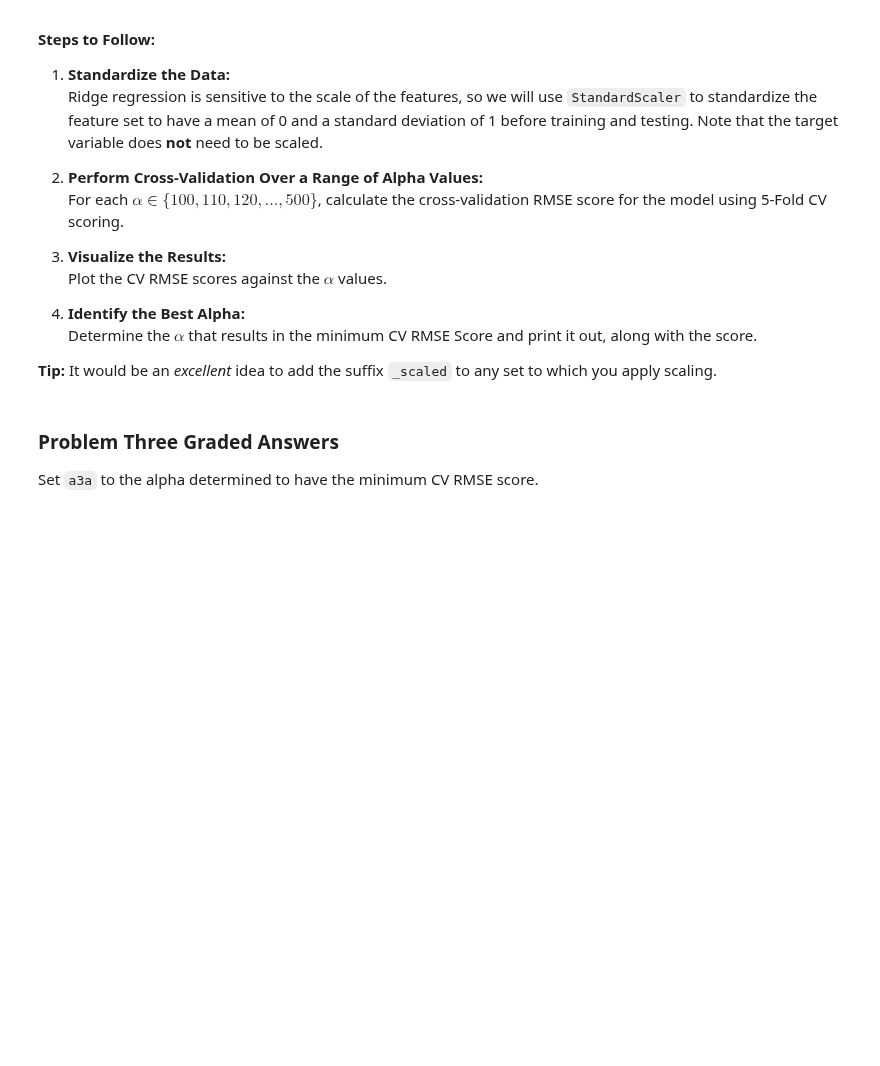
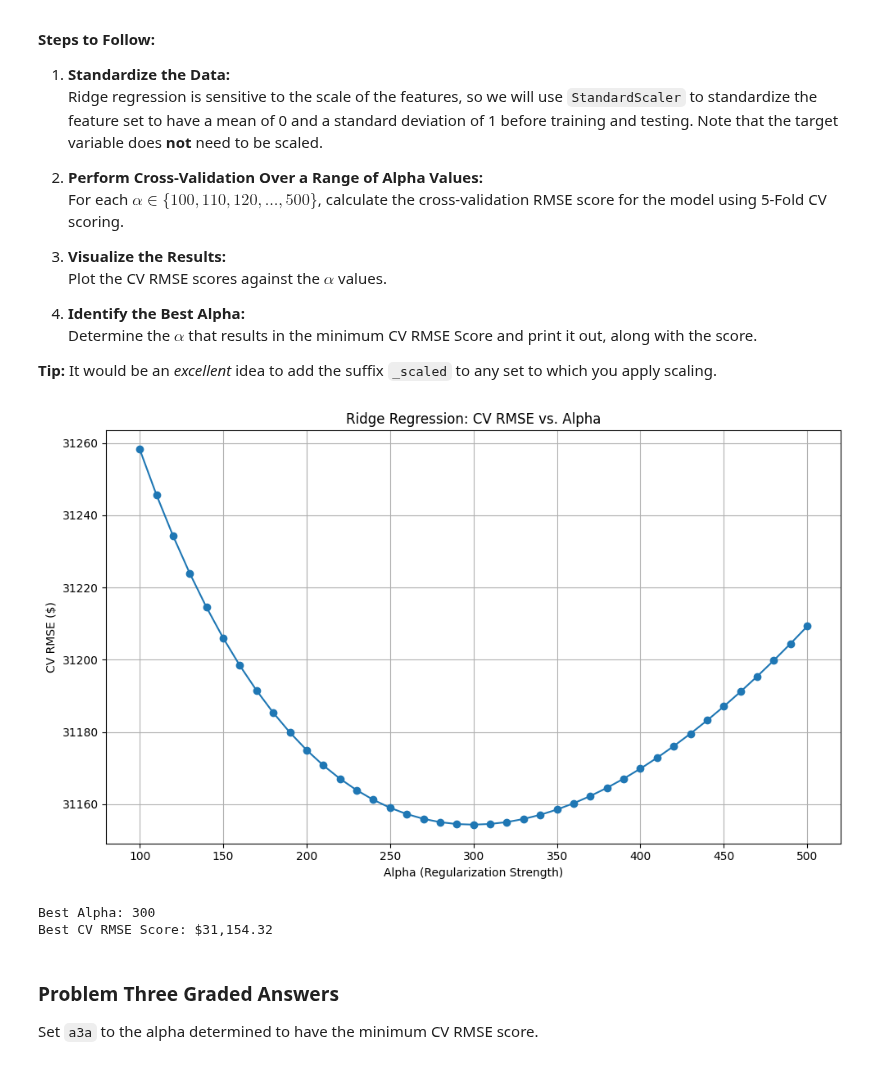
Before and after one commit to amc200092845471/Module-3-Assignments, a Jupyter notebook: Homework_05.ipynb, the cells around one changed output. Cells and saved outputs as stored; diff of their text form; code cells hidden in the pictures; blank space fills up the shorter version.

```diff
--- a/Homework_05.ipynb
+++ b/Homework_05.ipynb
@@ -362,6 +469,53 @@ This introduces another instance of the model selection problem: we must determi
 **Tip:** It would be an *excellent* idea to add the suffix `_scaled` to any set to which you apply scaling.
 # %%
 # Your code here
+# 1. Standardize the features (X_train only, not y_train)
+scaler = StandardScaler()
+X_train_scaled = scaler.fit_transform(X_train)  # Keeps it as a NumPy array
+
+# Optional: If you want to keep it as a DataFrame with column names
+# X_train_scaled = pd.DataFrame(scaler.fit_transform(X_train), columns=X_train.columns)
+
+# 2. Set up alpha values to test
+alpha_values = np.arange(100, 501, 10)
+
+# 3. Store RMSEs
+cv_rmse_scores = []
+
+# 4. Loop through alphas and compute 5-fold CV RMSE
+for alpha in alpha_values:
+    ridge_model = Ridge(alpha=alpha)
+    mse = -cross_val_score(
+        ridge_model,
+        X_train_scaled,
+        y_train,
+        scoring='neg_mean_squared_error',
+        cv=5
+    ).mean()
+    rmse = np.sqrt(mse)
+    cv_rmse_scores.append(rmse)
+
+# 5. Plot RMSE vs. alpha
+plt.figure(figsize=(10, 6))
+plt.plot(alpha_values, cv_rmse_scores, marker='o')
+plt.xlabel("Alpha (Regularization Strength)")
+plt.ylabel("CV RMSE ($)")
+plt.title("Ridge Regression: CV RMSE vs. Alpha")
+plt.grid(True)
+plt.tight_layout()
+plt.show()
+
+# 6. Identify best alpha and score
+best_index = np.argmin(cv_rmse_scores)
+best_alpha = alpha_values[best_index]
+best_rmse = cv_rmse_scores[best_index]
+
+print(f"Best Alpha: {best_alpha}")
+print(f"Best CV RMSE Score: ${best_rmse:,.2f}")
+# %% [output]
+[figure, added]
+Best Alpha: 300
+Best CV RMSE Score: $31,154.32
 # %% [markdown]
 ### Problem Three Graded Answers
 
```
Also changed, not shown: parts of 20 cells of this notebook, 8 other files.
